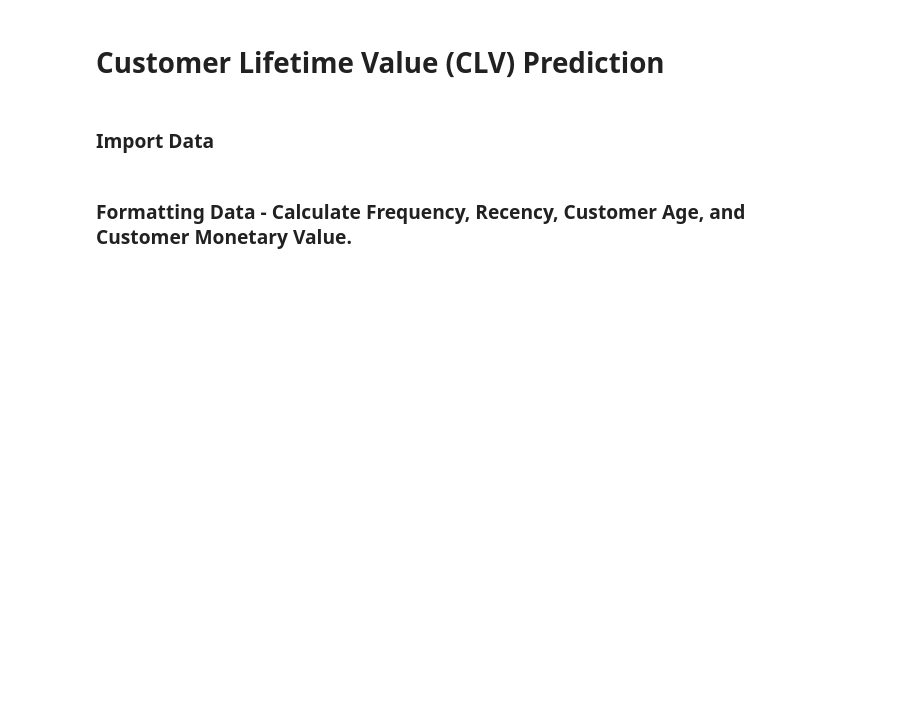
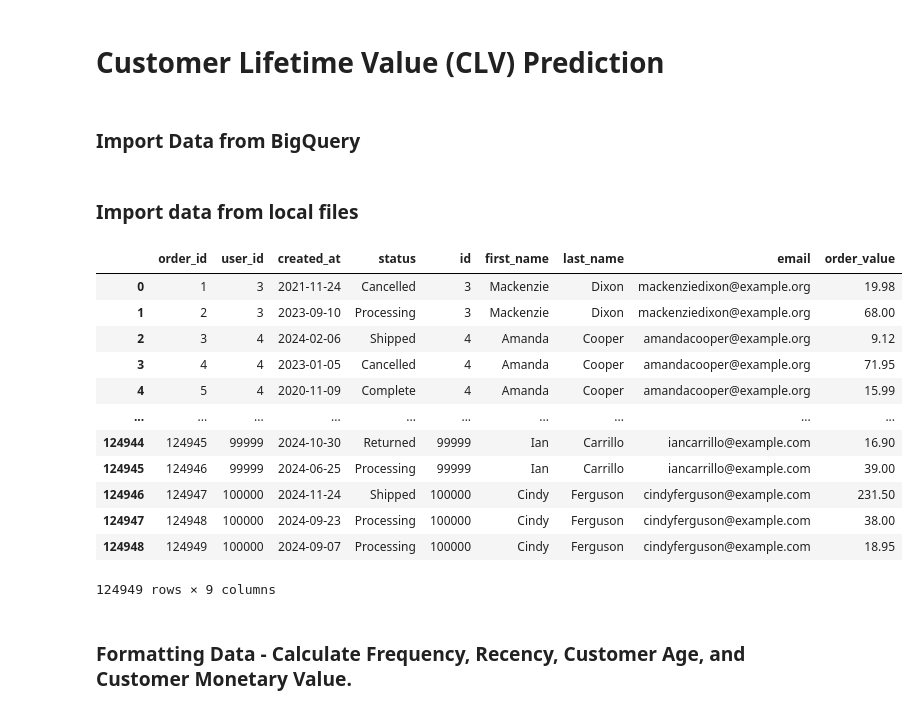
Before and after one commit to axeleichelmann/ecommerce-project, a Jupyter notebook: notebooks/clv-preds.ipynb, the cells around one changed output. Drawn from its saved outputs; the diff is of its cells as text; code cells hidden in the pictures; blank space fills up the shorter version.

```diff
--- a/notebooks/clv-preds.ipynb
+++ b/notebooks/clv-preds.ipynb
@@ -13,7 +13,7 @@ from dateutil.relativedelta import relativedelta
 import os
 from google.cloud import bigquery
 # %% [markdown]
-### Import Data
+### Import Data from BigQuery
 # %%
 # Import order data
 gcr_project_id = os.getenv('GCR_CLV_PROJECT_ID')
@@ -44,6 +44,34 @@ ORDER BY orders.order_id;
 client = bigquery.Client()
 
 df = client.query_and_wait(QUERY).to_dataframe()
+# %% [markdown]
+### Import data from local files
+# %%
+df_orders = pd.read_csv('data/orders.csv')
+df_order_items = pd.read_csv('data/order_items.csv')
+df_users = pd.read_csv('data/users.csv')
+
+order_values = df_order_items.groupby('order_id', as_index=False).agg({'sale_price':'sum'}).sort_values(by='order_id').rename(columns={'sale_price':'order_value'})
+df = pd.merge(df_orders[['order_id','user_id','created_at','status']],
+              df_users[['id','first_name','last_name','email']], how='left', left_on='user_id', right_on='id')
+df = pd.merge(df,
+              order_values[['order_id','order_value']], how='left', on='order_id').sort_values(by='order_id').reset_index(drop=True)
+df['created_at'] = df.created_at.apply(lambda x : datetime.strptime(x.split(" ")[0], "%Y-%m-%d"))
+df
+# %% [output]
+|  | order_id | user_id | created_at | status | id | first_name | last_name | email | order_value |
+| 0 | 1 | 3 | 2021-11-24 | Cancelled | 3 | Mackenzie | Dixon | mackenziedixon@example.org | 19.98 |
+| 1 | 2 | 3 | 2023-09-10 | Processing | 3 | Mackenzie | Dixon | mackenziedixon@example.org | 68.00 |
+| 2 | 3 | 4 | 2024-02-06 | Shipped | 4 | Amanda | Cooper | amandacooper@example.org | 9.12 |
+| 3 | 4 | 4 | 2023-01-05 | Cancelled | 4 | Amanda | Cooper | amandacooper@example.org | 71.95 |
+| 4 | 5 | 4 | 2020-11-09 | Complete | 4 | Amanda | Cooper | amandacooper@example.org | 15.99 |
+| ... | ... | ... | ... | ... | ... | ... | ... | ... | ... |
+| 124944 | 124945 | 99999 | 2024-10-30 | Returned | 99999 | Ian | Carrillo | iancarrillo@example.com | 16.90 |
+| 124945 | 124946 | 99999 | 2024-06-25 | Processing | 99999 | Ian | Carrillo | iancarrillo@example.com | 39.00 |
+| 124946 | 124947 | 100000 | 2024-11-24 | Shipped | 100000 | Cindy | Ferguson | cindyferguson@example.com | 231.50 |
+| 124947 | 124948 | 100000 | 2024-09-23 | Processing | 100000 | Cindy | Ferguson | cindyferguson@example.com | 38.00 |
+| 124948 | 124949 | 100000 | 2024-09-07 | Processing | 100000 | Cindy | Ferguson | cindyferguson@example.com | 18.95 |
+124949 rows × 9 columns
 # %% [markdown]
 ### Formatting Data - Calculate Frequency, Recency, Customer Age, and Customer Monetary Value.
 # %%
```
Also changed, not shown: parts of 12 cells of this notebook.
